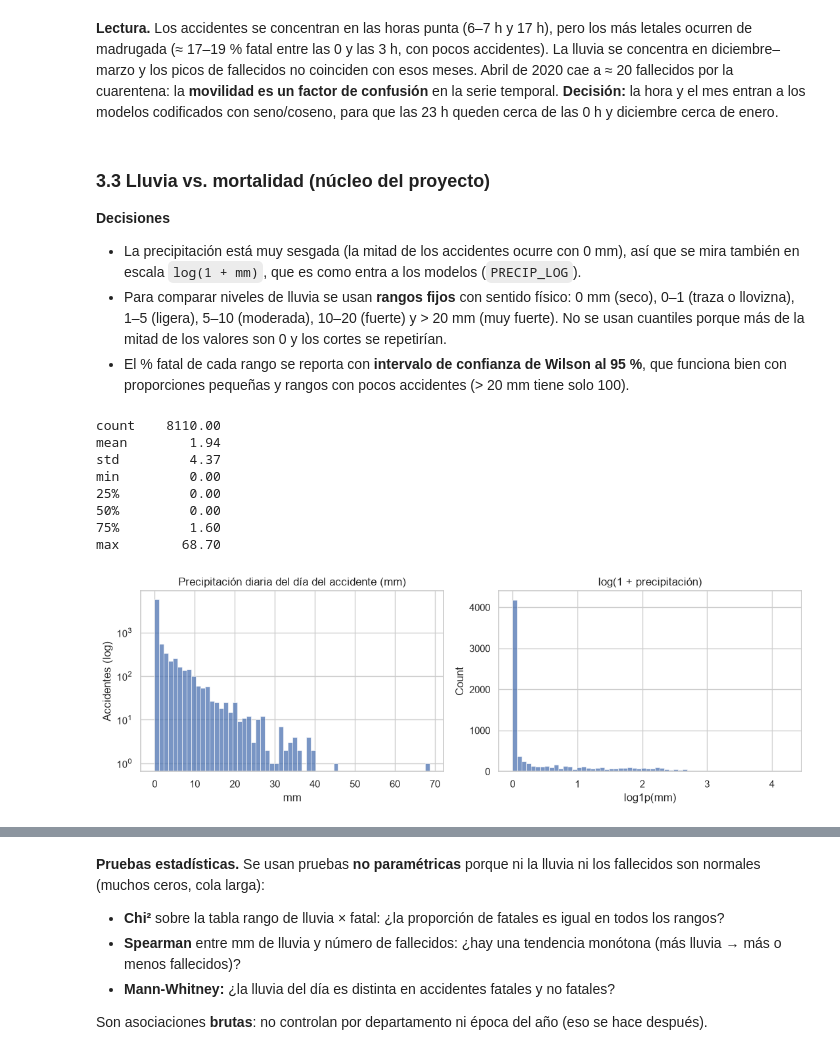
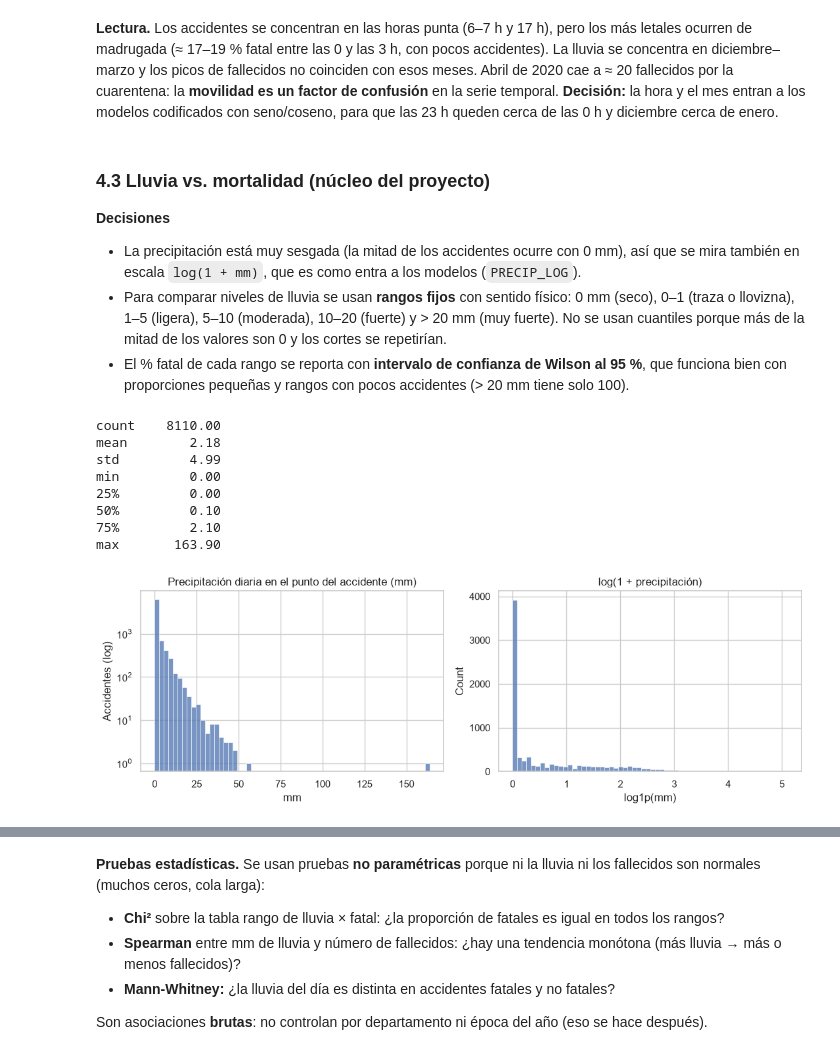
Before and after one commit to Marcor47/IAA-Grupo3, a Jupyter notebook: notebooks/01_eda.ipynb, the cells around one changed output, grey strips where cells are left out. Saved outputs shown, nothing was run; the diff lists cells and outputs as text; code cells hidden in the pictures.

```diff
--- a/notebooks/01_eda.ipynb
+++ b/notebooks/01_eda.ipynb
@@ -255,0 +264,20 @@ Fechas faltantes en la serie: 0
+# %%
+cap = np.array([pp.COORD[dep] for dep in df.DEPARTAMENTO])
+df["DIST_CAPITAL_KM"] = pp.haversine_km(cap[:, 1], cap[:, 0], df.LON, df.LAT)
+km_ok = df.UBICACION == "km"
+print("Distancia del punto ubicado a la capital de su departamento (km):")
+print(df.loc[km_ok, "DIST_CAPITAL_KM"].describe(percentiles=[.25, .5, .75, .9]).round(1).to_string())
+print("\nMediana por departamento (km):")
+print(df[km_ok].groupby("DEPARTAMENTO").DIST_CAPITAL_KM.median().round(0).sort_values(ascending=False).head(8).to_string())
+
+fig, ax = plt.subplots(1, 2, figsize=(13, 6.5), gridspec_kw={"width_ratios": [1.1, 1]})
+for t in tramos:
+    ax[0].plot(t["lon"], t["lat"], color="#BBBBBB", lw=0.5, zorder=1)
+ax[0].scatter(df.loc[km_ok, "LON"], df.loc[km_ok, "LAT"], s=3, color="#4C72B0", alpha=.5, label="Ubicado por km", zorder=2)
+caps = np.array(list(pp.COORD.values()))
+ax[0].scatter(caps[:, 1], caps[:, 0], marker="x", s=30, color="#C44E52", label="Capital (respaldo)", zorder=3)
+ax[0].set(title="Accidentes ubicados sobre la Red Vial Nacional", xlabel="Longitud", ylabel="Latitud", aspect="equal")
+ax[0].legend(loc="lower left", markerscale=3)
+sns.histplot(df.loc[km_ok, "DIST_CAPITAL_KM"], bins=40, ax=ax[1], color="#4C72B0")
+ax[1].set(title="Distancia del accidente a la capital de su departamento", xlabel="km", ylabel="Accidentes")
+plt.tight_layout(); plt.savefig(PLOTS / "eda_09_ubicacion.png", dpi=150); plt.show()
@@ -255,0 +315,8 @@ Fechas faltantes en la serie: 0
+# %%
+df["CELDA_LAT"], df["CELDA_LON"] = pp.asignar_celda(df.LAT, df.LON)
+clima_cap = pp.cargar_clima(df)
+clima = pp.cargar_clima_puntos(df)
+print(f"Celdas con accidentes: {df[['CELDA_LAT', 'CELDA_LON']].drop_duplicates().shape[0]}")
+print(f"Clima por celda: {len(clima):,} filas (celda-día) | {clima.FECHA.min().date()} → {clima.FECHA.max().date()}")
+print(f"Clima de capitales: {len(clima_cap):,} filas | {clima_cap.DEPARTAMENTO.nunique()} departamentos")
+clima[["precipitation_sum", "rain_sum", "precipitation_hours", "ELEVACION"]].describe().round(2)
@@ -272,10 +352,12 @@ Valores distintos de cero más pequeños de precipitation_sum: [0.1 0.2 0.3]
 # %%
-data = pp.unir_clima(df, clima)
-cobertura = data.precipitation_sum.notna().mean()
+data = df.merge(clima_cap[["DEPARTAMENTO", "FECHA", "precipitation_sum"]].rename(columns={"precipitation_sum": "PRECIP_CAPITAL"}),
+                on=["DEPARTAMENTO", "FECHA"], how="left")
+data = data.merge(clima, on=["CELDA_LAT", "CELDA_LON", "FECHA"], how="left")
 assert len(data) == len(df), "La unión no debe duplicar ni perder accidentes"
-print(f"Accidentes con dato de lluvia: {cobertura:.1%}")
+print(f"Accidentes con lluvia en su celda: {data.precipitation_sum.notna().mean():.1%} | "
+      f"con lluvia de la capital: {data.PRECIP_CAPITAL.notna().mean():.1%}")
 
 pp.PROC.mkdir(parents=True, exist_ok=True)
-data.to_csv(pp.F_DATASET, index=False)
-print("Guardado:", pp.F_DATASET.relative_to(ROOT), data.shape)
+data.drop(columns="DIST_CAPITAL_KM").to_csv(pp.F_DATASET, index=False)
+print("Guardado:", pp.F_DATASET.relative_to(ROOT), data.drop(columns="DIST_CAPITAL_KM").shape)
 # %% [output]
@@ -380,7 +492,7 @@ plt.tight_layout(); plt.savefig(PLOTS / "eda_04_estacionalidad.png", dpi=150); p
 # %% [markdown]
 **Lectura.** Los accidentes se concentran en las horas punta (6–7 h y 17 h), pero los más letales ocurren de madrugada (≈ 17–19 % fatal entre las 0 y las 3 h, con pocos accidentes). La lluvia se concentra en diciembre–marzo y los picos de fallecidos no coinciden con esos meses. Abril de 2020 cae a ≈ 20 fallecidos por la cuarentena: la **movilidad es un factor de confusión** en la serie temporal. **Decisión:** la hora y el mes entran a los modelos codificados con seno/coseno, para que las 23 h queden cerca de las 0 h y diciembre cerca de enero.
 # %% [markdown]
-### 3.3 Lluvia vs. mortalidad (núcleo del proyecto)
+### 4.3 Lluvia vs. mortalidad (núcleo del proyecto)
 
 **Decisiones**
 - La precipitación está muy sesgada (la mitad de los accidentes ocurre con 0 mm), así que se mira también en escala `log(1 + mm)`, que es como entra a los modelos (`PRECIP_LOG`).
@@ -389,22 +501,22 @@ plt.tight_layout(); plt.savefig(PLOTS / "eda_04_estacionalidad.png", dpi=150); p
 # %%
 print(d.precipitation_sum.describe().round(2).to_string())
 
 fig, ax = plt.subplots(1, 2, figsize=(11, 3.8))
 sns.histplot(d.precipitation_sum, bins=60, ax=ax[0], color="#4C72B0"); ax[0].set_yscale("log")
-ax[0].set(title="Precipitación diaria del día del accidente (mm)", xlabel="mm", ylabel="Accidentes (log)")
+ax[0].set(title="Precipitación diaria en el punto del accidente (mm)", xlabel="mm", ylabel="Accidentes (log)")
 sns.histplot(np.log1p(d.precipitation_sum), bins=60, ax=ax[1], color="#4C72B0")
 ax[1].set(title="log(1 + precipitación)", xlabel="log1p(mm)")
 plt.tight_layout(); plt.savefig(PLOTS / "eda_05_precipitacion.png", dpi=150); plt.show()
 # %% [output]
 count    8110.00
-mean        1.94
-std         4.37
+mean        2.18
+std         4.99
 min         0.00
 25%         0.00
-50%         0.00
-75%         1.60
-max        68.70
+50%         0.10
+75%         2.10
+max       163.90
-[figure, old version]
+[figure, new version]
 # %%
 BINS = [-1, 0, 1, 5, 10, 20, np.inf]
 ETIQ = ["0 mm", "0–1", "1–5", "5–10", "10–20", ">20"]
```
Also changed, not shown: parts of 44 cells of this notebook, 19 other files.
